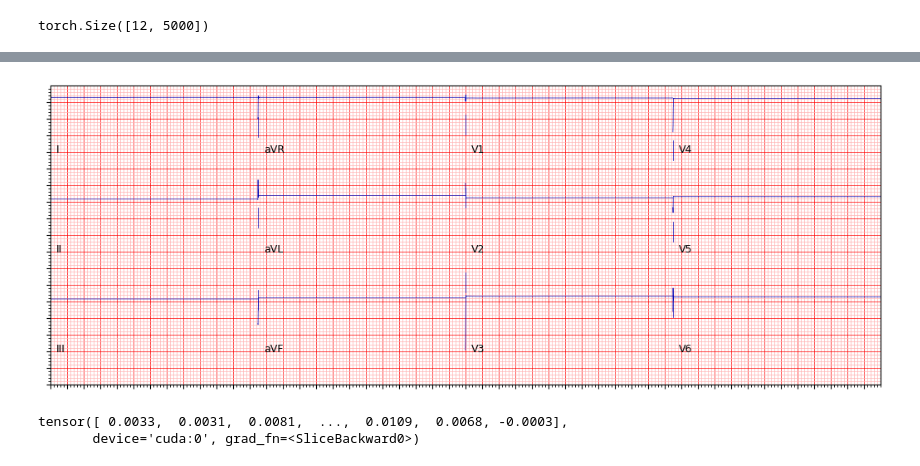
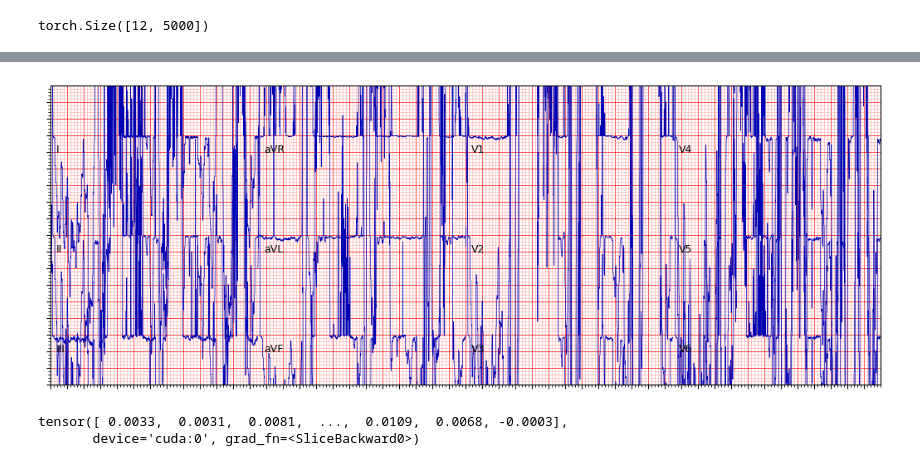
Before and after one commit to isears/ptbxlae, a Jupyter notebook: notebooks/generative_sandbox.ipynb, the cells around one changed output, grey strips where cells are left out. Saved outputs shown, nothing was run; the diff lists cells and outputs as text; code cells hidden in the pictures.

Commit message:
Multicycle convolutional VAE

```diff
--- a/notebooks/generative_sandbox.ipynb
+++ b/notebooks/generative_sandbox.ipynb
@@ -4,6 +4,6 @@ from ptbxlae.modeling.resnet1dVAE import Resnet1dVAE
 # %%
 torch.no_grad()
-m = Resnet1dVAE.load_from_checkpoint('../cache/savedmodels/last-v10.ckpt')
+m = MultiCycleConv.load_from_checkpoint('../cache/savedmodels/last-v7.ckpt')
 m.eval()
 # %% [output]
 /home/isears/VirtualEnvironments/default/lib/python3.11/site-packages/lightning/fabric/utilities/cloud_io.py:56: You are using `torch.load` with `weights_only=False` (the current default value), which ...
@@ -35,7 +38,7 @@ sig.shape
 # %% [output]
 torch.Size([12, 5000])
 # %%
-encoded = m.encoder(sig.to('cuda').unsqueeze(0))
+encoded = m.encode(sig.to('cuda').unsqueeze(0))
 
 encoded.squeeze()
 # %% [output]
@@ -55,9 +69,9 @@ plot_raw_data(sig, {'fs': 500})
 # %%
 # After
-decoded = m.decoder(encoded)
+decoded = m.decode(encoded)
 plot_raw_data(decoded[0].detach().to('cpu').numpy() * 100, {'fs': 500})
 # %% [output]
-[figure, old version]
+[figure, new version]
 # %%
 decoded[0,5,:]
 # %% [output]
```
Also changed, not shown: parts of 4 cells of this notebook, 7 other files.
